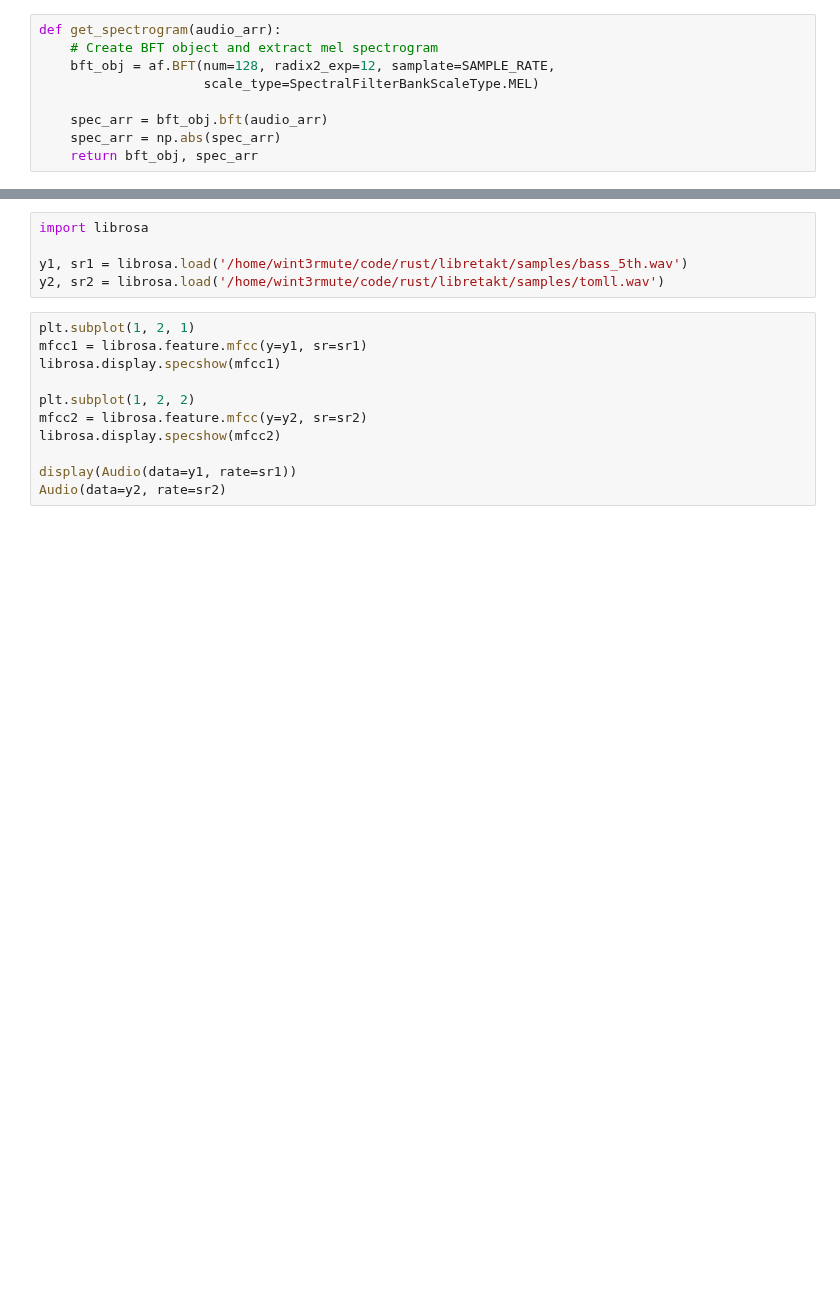
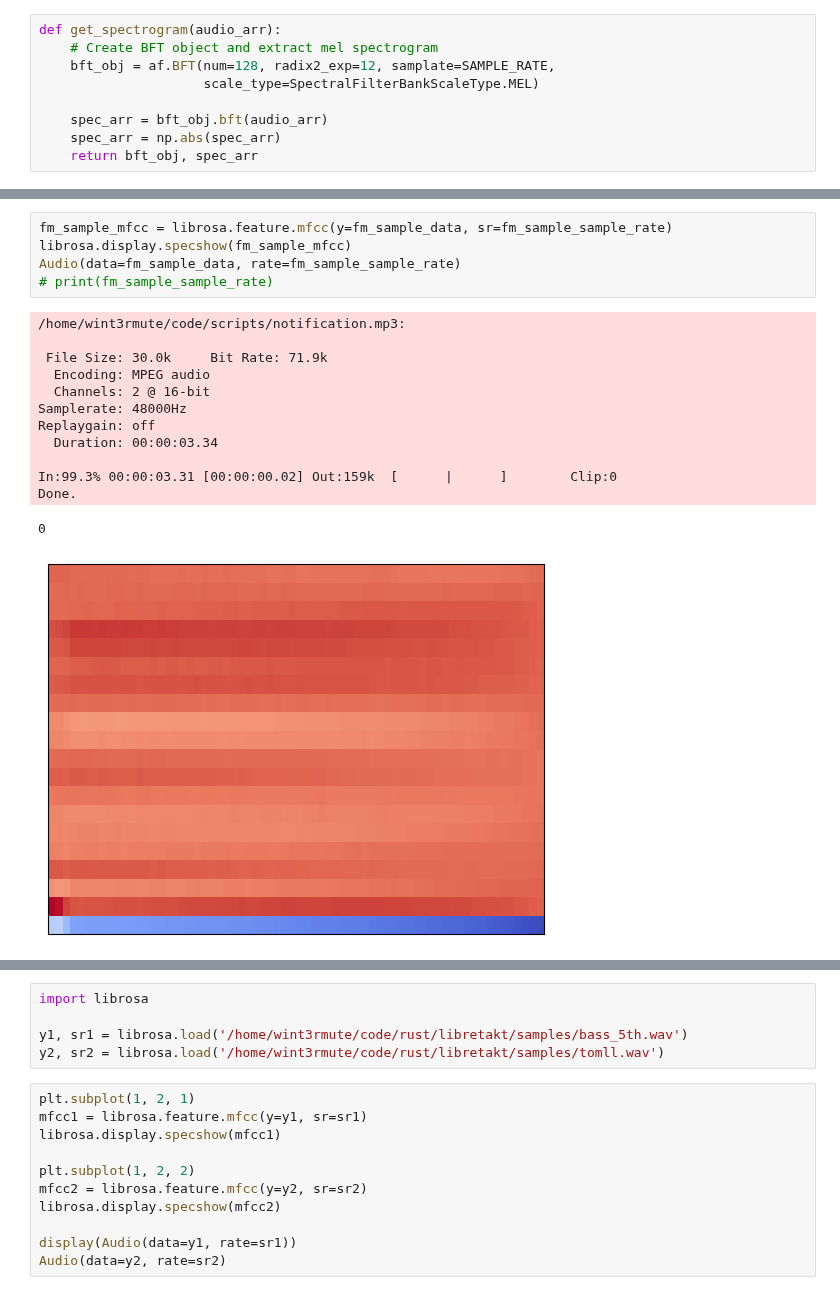
Before and after one commit to Wint3rmute/luthier, a Jupyter notebook: prototyping.ipynb, the cells around one changed output, grey strips where cells are left out. Cells and saved outputs as stored; diff of their text form; blank space fills up the shorter version.

```diff
--- a/prototyping.ipynb
+++ b/prototyping.ipynb
@@ -163 +43,20 @@ display(Audio(data=audio_arr, rate=SAMPLE_RATE))
+# %%
+fm_sample_mfcc = librosa.feature.mfcc(y=fm_sample_data, sr=fm_sample_sample_rate)
+librosa.display.specshow(fm_sample_mfcc)
+Audio(data=fm_sample_data, rate=fm_sample_sample_rate)
+# print(fm_sample_sample_rate)
+# %% [output]
+/home/wint3rmute/code/scripts/notification.mp3:
+
+ File Size: 30.0k     Bit Rate: 71.9k
+  Encoding: MPEG audio
+  Channels: 2 @ 16-bit
+Samplerate: 48000Hz
+Replaygain: off
+  Duration: 00:00:03.34
+
+In:99.3% 00:00:03.31 [00:00:00.02] Out:159k  [      |      ]        Clip:0
+Done.
+0
+[figure, added]
 # %%
```
Also changed, not shown: parts of 11 cells of this notebook, 2 other files.
